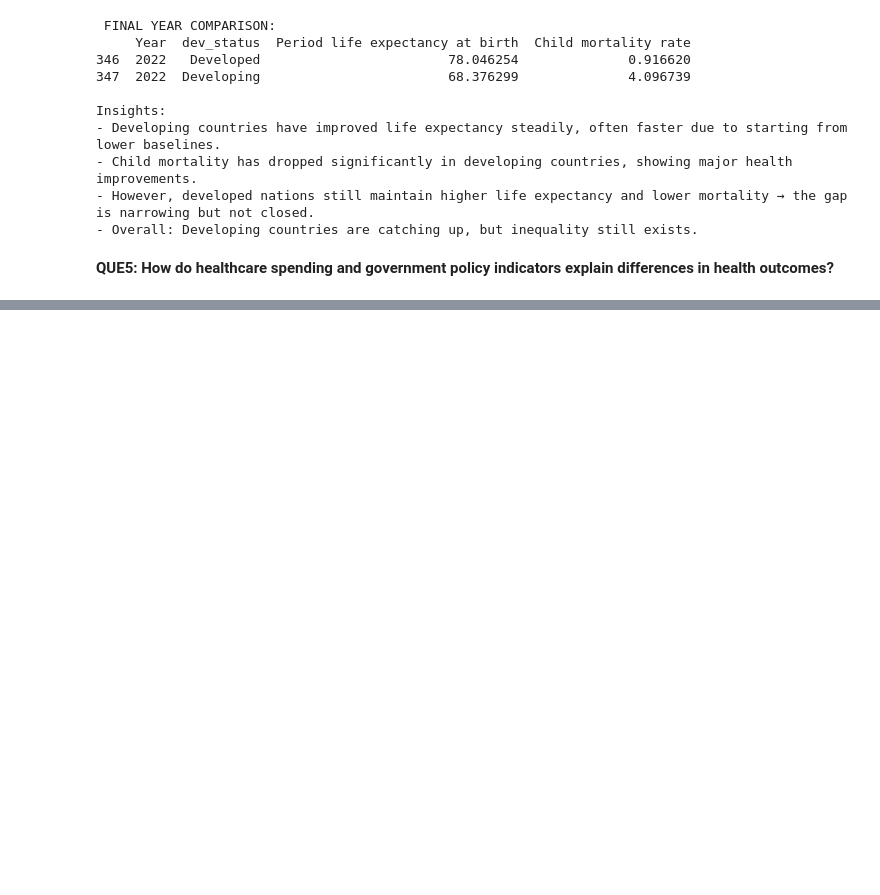
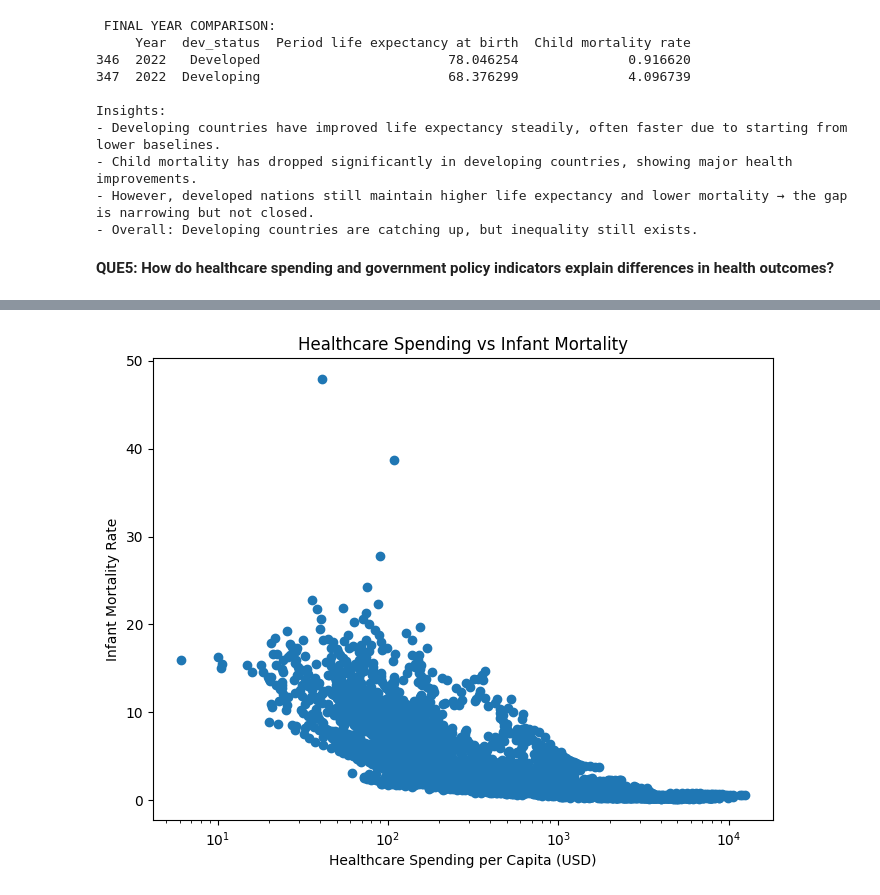
Before and after one commit to devel-maverick/Global-Public-Health-Indicator, a Jupyter notebook: global_public_health_analysis.ipynb, the cells around one changed output, grey strips where cells are left out. Drawn from its saved outputs; the diff is of its cells as text; code cells hidden in the pictures; blank space fills up the shorter version.

Commit message:
Kaggle Notebook | global public health indicators project | Version 18

```diff
--- a/global_public_health_analysis.ipynb
+++ b/global_public_health_analysis.ipynb
@@ -998,8 +1024,10 @@ plt.show()
 # %%
 plt.figure(figsize=(8,6))
-plt.scatter(df_last['healthcare_spending'], df_last['Child_mortality'])
+plt.scatter(df_last['healthcare_spending'], df_last['Child mortality rate'])
 plt.xscale("log")
 plt.xlabel("Healthcare Spending per Capita (USD)")
 plt.ylabel("Infant Mortality Rate")
 plt.title("Healthcare Spending vs Infant Mortality")
 plt.show()
+# %% [output]
+[figure, added]
```
Also changed, not shown: parts of 8 cells of this notebook.
